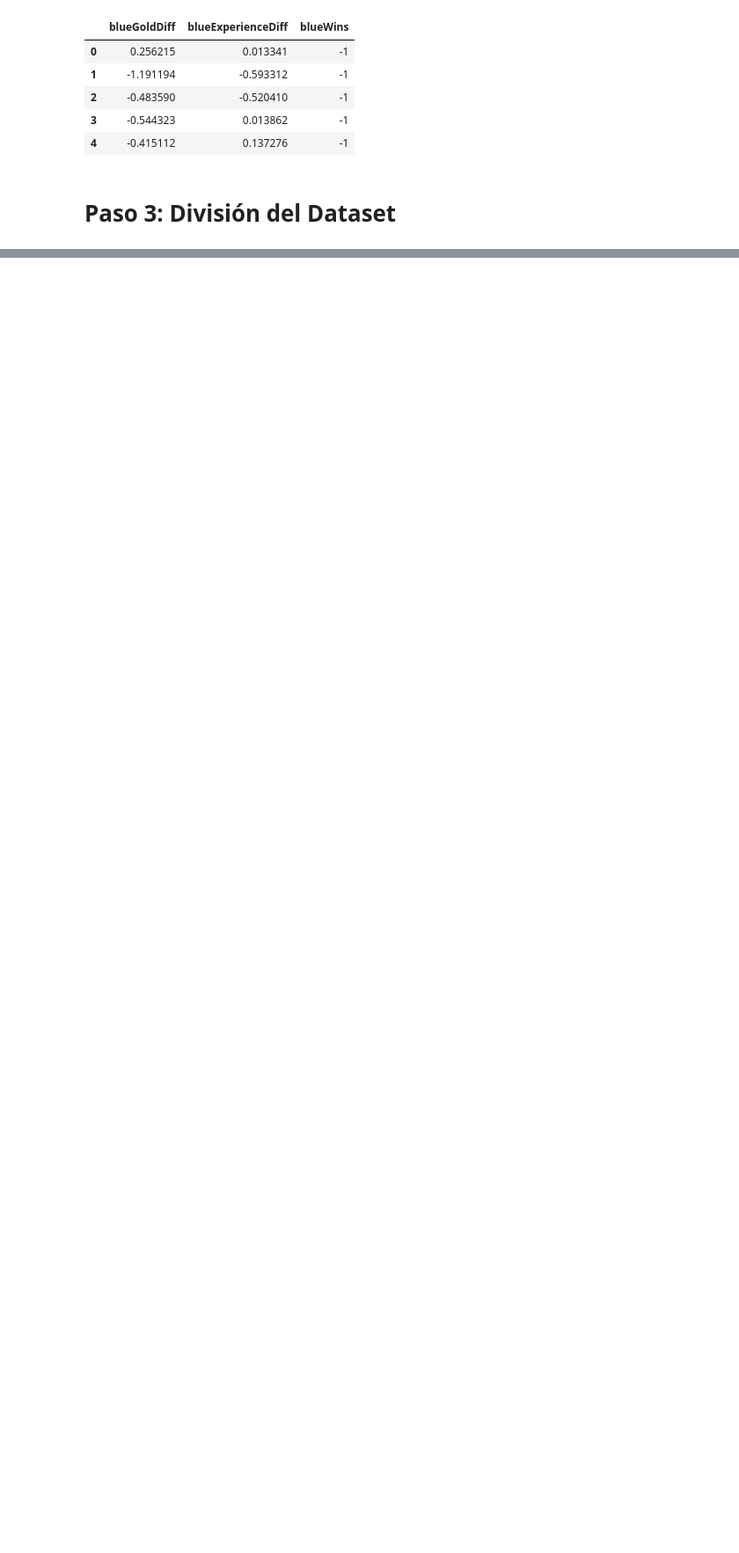
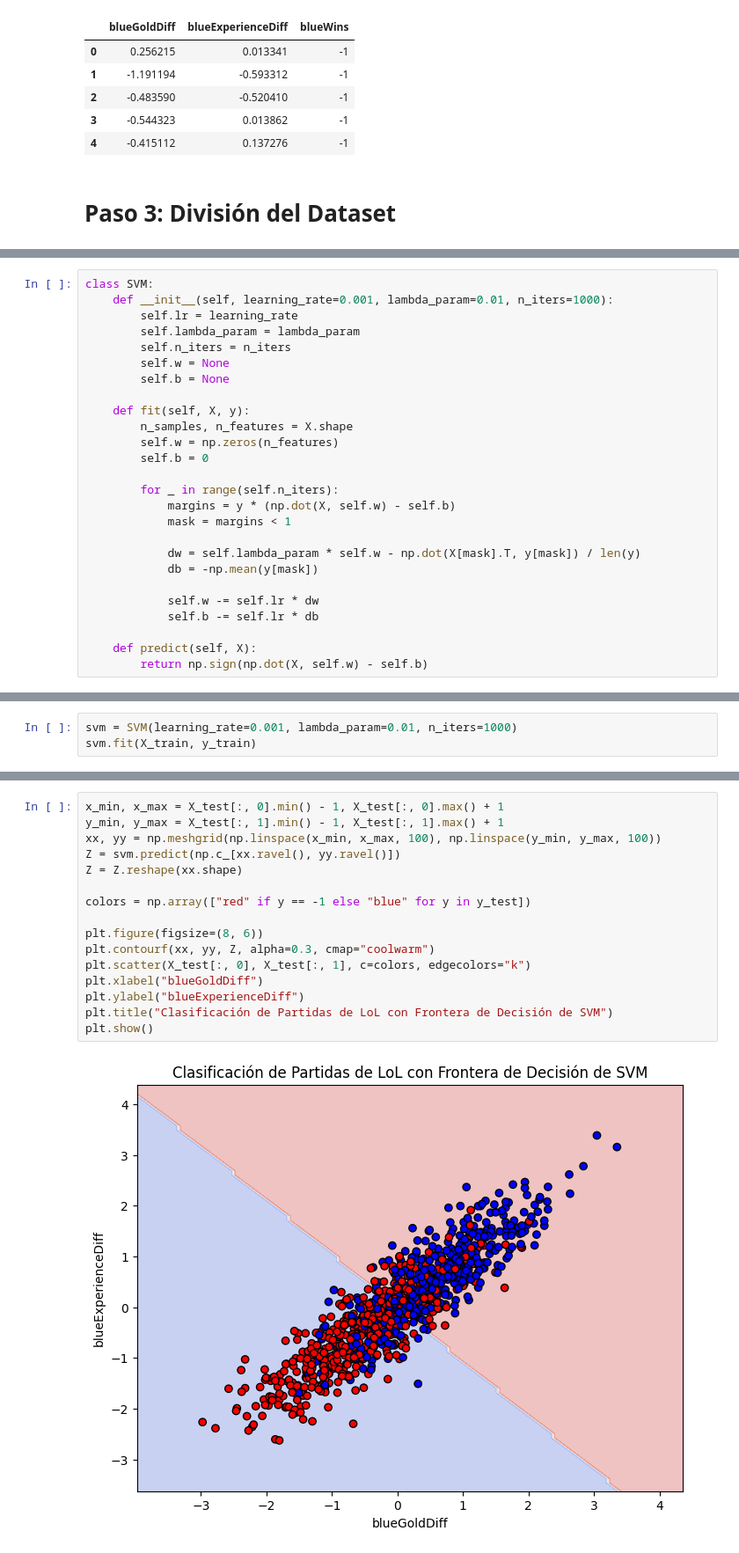
Before and after one commit to Hayser8/IAlab2, a Jupyter notebook: lab2.ipynb, the cells around one changed output, grey strips where cells are left out. Shown: that part at 88% size. Cells and saved outputs as stored; diff of their text form; blank space fills up the shorter version.

```diff
--- a/lab2.ipynb
+++ b/lab2.ipynb
@@ -558,0 +575,26 @@ data.head()
+# %%
+class SVM:
+    def __init__(self, learning_rate=0.001, lambda_param=0.01, n_iters=1000):
+        self.lr = learning_rate
+        self.lambda_param = lambda_param
+        self.n_iters = n_iters
+        self.w = None
+        self.b = None
+
+    def fit(self, X, y):
+        n_samples, n_features = X.shape
+        self.w = np.zeros(n_features)
+        self.b = 0
+
+        for _ in range(self.n_iters):
+            margins = y * (np.dot(X, self.w) - self.b)
+            mask = margins < 1
+
+            dw = self.lambda_param * self.w - np.dot(X[mask].T, y[mask]) / len(y)
+            db = -np.mean(y[mask])
+
+            self.w -= self.lr * dw
+            self.b -= self.lr * db
+
+    def predict(self, X):
+        return np.sign(np.dot(X, self.w) - self.b)
@@ -558,0 +603,3 @@ data.head()
+# %%
+svm = SVM(learning_rate=0.001, lambda_param=0.01, n_iters=1000)
+svm.fit(X_train, y_train)
@@ -558,0 +661,18 @@ data.head()
+# %%
+x_min, x_max = X_test[:, 0].min() - 1, X_test[:, 0].max() + 1
+y_min, y_max = X_test[:, 1].min() - 1, X_test[:, 1].max() + 1
+xx, yy = np.meshgrid(np.linspace(x_min, x_max, 100), np.linspace(y_min, y_max, 100))
+Z = svm.predict(np.c_[xx.ravel(), yy.ravel()])
+Z = Z.reshape(xx.shape)
+
+colors = np.array(["red" if y == -1 else "blue" for y in y_test])
+
+plt.figure(figsize=(8, 6))
+plt.contourf(xx, yy, Z, alpha=0.3, cmap="coolwarm")
+plt.scatter(X_test[:, 0], X_test[:, 1], c=colors, edgecolors="k")
+plt.xlabel("blueGoldDiff")
+plt.ylabel("blueExperienceDiff")
+plt.title("Clasificación de Partidas de LoL con Frontera de Decisión de SVM")
+plt.show()
+# %% [output]
+[figure, added]
```
Also changed, not shown: parts of 14 cells of this notebook.
